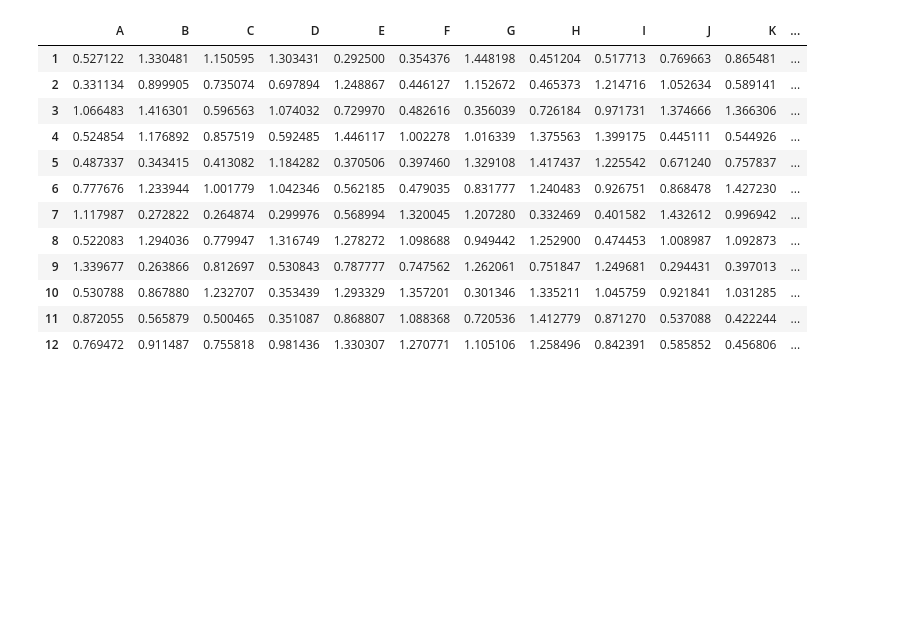
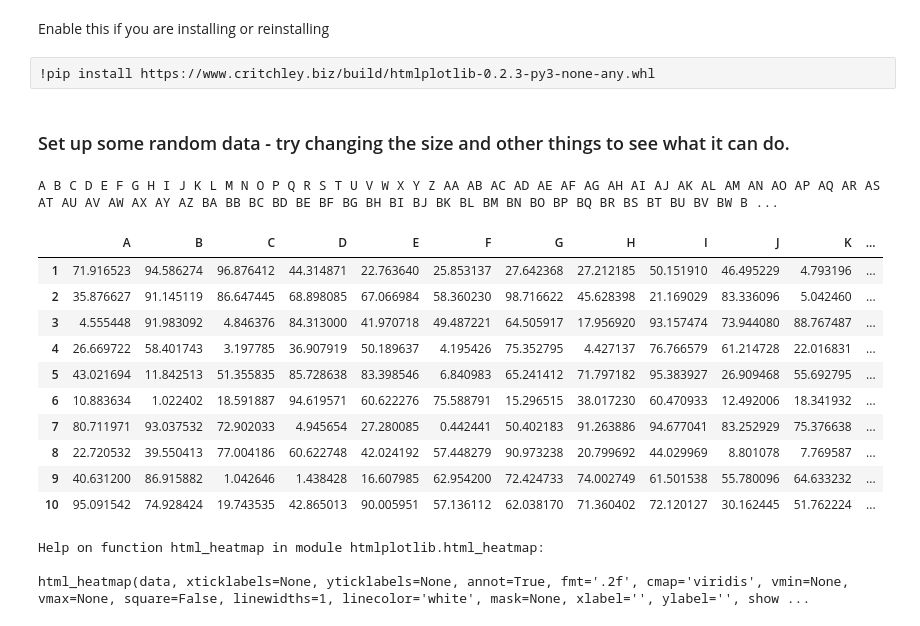
Before and after one commit to john-critchley/htmlplotlib, a Jupyter notebook: example/test_html_heatmap.ipynb, the cells around one changed output. Drawn from its saved outputs; the diff is of its cells as text; code cells hidden in the pictures; blank space fills up the shorter version.

```diff
--- a/example/test_html_heatmap.ipynb
+++ b/example/test_html_heatmap.ipynb
@@ -64,0 +7,6 @@ import pandas as pd
+# %% [markdown]
+Enable this if you are installing or reinstalling
+# %% [raw]
+!pip install https://www.critchley.biz/build/htmlplotlib-0.2.3-py3-none-any.whl
+# %% [markdown]
+### Set up some random data - try changing the size and other things to see what it can do.
@@ -65,18 +19,62 @@ import pandas as pd
+# %%
+def colliexcel(col_num):
+
+    dq = deque()
+    col_num-=1
+    while col_num >= 0:
+        col_num, remainder = divmod(col_num, 26)
+        dq.appendleft(chr(remainder + ord('A')))
+        col_num -= 1
+    return str().join(dq)
+
+# Testing the function with the first 5 columns
+
+print(*(colliexcel(i)for i in range(1,99)))
+
+os.path.join(Path.home(),'src/htmlplotlib')
+
+#print(sys.path)
+#print(os.environ['PYTHONPATH'])
+sys.path.insert(0, os.path.join(Path.home(),'src','htmlplotlib'))
+
+import numpy as np
+import pandas as pd
+import htmlplotlib
+
+sx = 10; sy = 20
+hor = False
+
+# Ensure data is the correct size
+if 'data' not in vars() or data.shape!=(sx,sy) or True:
+    data = np.random.rand(sx, sy)
+
+# Generate labels if not provided
+xticklabels = np.vectorize(colliexcel)(np.arange(1, sy+1))
+yticklabels = np.arange(1, sx+1)
+# %% [output]
+A B C D E F G H I J K L M N O P Q R S T U V W X Y Z AA AB AC AD AE AF AG AH AI AJ AK AL AM AN AO AP AQ AR AS AT AU AV AW AX AY AZ BA BB BC BD BE BF BG BH BI BJ BK BL BM BN BO BP BQ BR BS BT BU BV BW B ...
 # %%
-data = np.random.rand(sx, sy)*1.2+0.25
-pd.DataFrame(data, index=yticklabels, columns=xticklabels)
+#data = np.random.rand(sx, sy)*1.2+0.25
+data = np.random.rand(sx, sy)*100
+
+df=pd.DataFrame(data, index=yticklabels, columns=xticklabels)
+df
 # %% [output]
 |  | A | B | C | D | E | F | G | H | I | J | K | ... |
-| 1 | 0.527122 | 1.330481 | 1.150595 | 1.303431 | 0.292500 | 0.354376 | 1.448198 | 0.451204 | 0.517713 | 0.769663 | 0.865481 | ... |
-| 2 | 0.331134 | 0.899905 | 0.735074 | 0.697894 | 1.248867 | 0.446127 | 1.152672 | 0.465373 | 1.214716 | 1.052634 | 0.589141 | ... |
-| 3 | 1.066483 | 1.416301 | 0.596563 | 1.074032 | 0.729970 | 0.482616 | 0.356039 | 0.726184 | 0.971731 | 1.374666 | 1.366306 | ... |
-| 4 | 0.524854 | 1.176892 | 0.857519 | 0.592485 | 1.446117 | 1.002278 | 1.016339 | 1.375563 | 1.399175 | 0.445111 | 0.544926 | ... |
-| 5 | 0.487337 | 0.343415 | 0.413082 | 1.184282 | 0.370506 | 0.397460 | 1.329108 | 1.417437 | 1.225542 | 0.671240 | 0.757837 | ... |
-| 6 | 0.777676 | 1.233944 | 1.001779 | 1.042346 | 0.562185 | 0.479035 | 0.831777 | 1.240483 | 0.926751 | 0.868478 | 1.427230 | ... |
-| 7 | 1.117987 | 0.272822 | 0.264874 | 0.299976 | 0.568994 | 1.320045 | 1.207280 | 0.332469 | 0.401582 | 1.432612 | 0.996942 | ... |
-| 8 | 0.522083 | 1.294036 | 0.779947 | 1.316749 | 1.278272 | 1.098688 | 0.949442 | 1.252900 | 0.474453 | 1.008987 | 1.092873 | ... |
-| 9 | 1.339677 | 0.263866 | 0.812697 | 0.530843 | 0.787777 | 0.747562 | 1.262061 | 0.751847 | 1.249681 | 0.294431 | 0.397013 | ... |
-| 10 | 0.530788 | 0.867880 | 1.232707 | 0.353439 | 1.293329 | 1.357201 | 0.301346 | 1.335211 | 1.045759 | 0.921841 | 1.031285 | ... |
-| 11 | 0.872055 | 0.565879 | 0.500465 | 0.351087 | 0.868807 | 1.088368 | 0.720536 | 1.412779 | 0.871270 | 0.537088 | 0.422244 | ... |
-| 12 | 0.769472 | 0.911487 | 0.755818 | 0.981436 | 1.330307 | 1.270771 | 1.105106 | 1.258496 | 0.842391 | 0.585852 | 0.456806 | ... |
+| 1 | 71.916523 | 94.586274 | 96.876412 | 44.314871 | 22.763640 | 25.853137 | 27.642368 | 27.212185 | 50.151910 | 46.495229 | 4.793196 | ... |
+| 2 | 35.876627 | 91.145119 | 86.647445 | 68.898085 | 67.066984 | 58.360230 | 98.716622 | 45.628398 | 21.169029 | 83.336096 | 5.042460 | ... |
+| 3 | 4.555448 | 91.983092 | 4.846376 | 84.313000 | 41.970718 | 49.487221 | 64.505917 | 17.956920 | 93.157474 | 73.944080 | 88.767487 | ... |
+| 4 | 26.669722 | 58.401743 | 3.197785 | 36.907919 | 50.189637 | 4.195426 | 75.352795 | 4.427137 | 76.766579 | 61.214728 | 22.016831 | ... |
+| 5 | 43.021694 | 11.842513 | 51.355835 | 85.728638 | 83.398546 | 6.840983 | 65.241412 | 71.797182 | 95.383927 | 26.909468 | 55.692795 | ... |
+| 6 | 10.883634 | 1.022402 | 18.591887 | 94.619571 | 60.622276 | 75.588791 | 15.296515 | 38.017230 | 60.470933 | 12.492006 | 18.341932 | ... |
+| 7 | 80.711971 | 93.037532 | 72.902033 | 4.945654 | 27.280085 | 0.442441 | 50.402183 | 91.263886 | 94.677041 | 83.252929 | 75.376638 | ... |
+| 8 | 22.720532 | 39.550413 | 77.004186 | 60.622748 | 42.024192 | 57.448279 | 90.973238 | 20.799692 | 44.029969 | 8.801078 | 7.769587 | ... |
+| 9 | 40.631200 | 86.915882 | 1.042646 | 1.438428 | 16.607985 | 62.954200 | 72.424733 | 74.002749 | 61.501538 | 55.780096 | 64.633232 | ... |
+| 10 | 95.091542 | 74.928424 | 19.743535 | 42.865013 | 90.005951 | 57.136112 | 62.038170 | 71.360402 | 72.120127 | 30.162445 | 51.762224 | ... |
+# %%
+help(htmlplotlib.html_heatmap)
+# %% [output]
+Help on function html_heatmap in module htmlplotlib.html_heatmap:
+
+html_heatmap(data, xticklabels=None, yticklabels=None, annot=True, fmt='.2f', cmap='viridis', vmin=None, vmax=None, square=False, linewidths=1, linecolor='white', mask=None, xlabel='', ylabel='', show ...
 # %%
```
Also changed, not shown: parts of 24 cells of this notebook, 1 other file.
